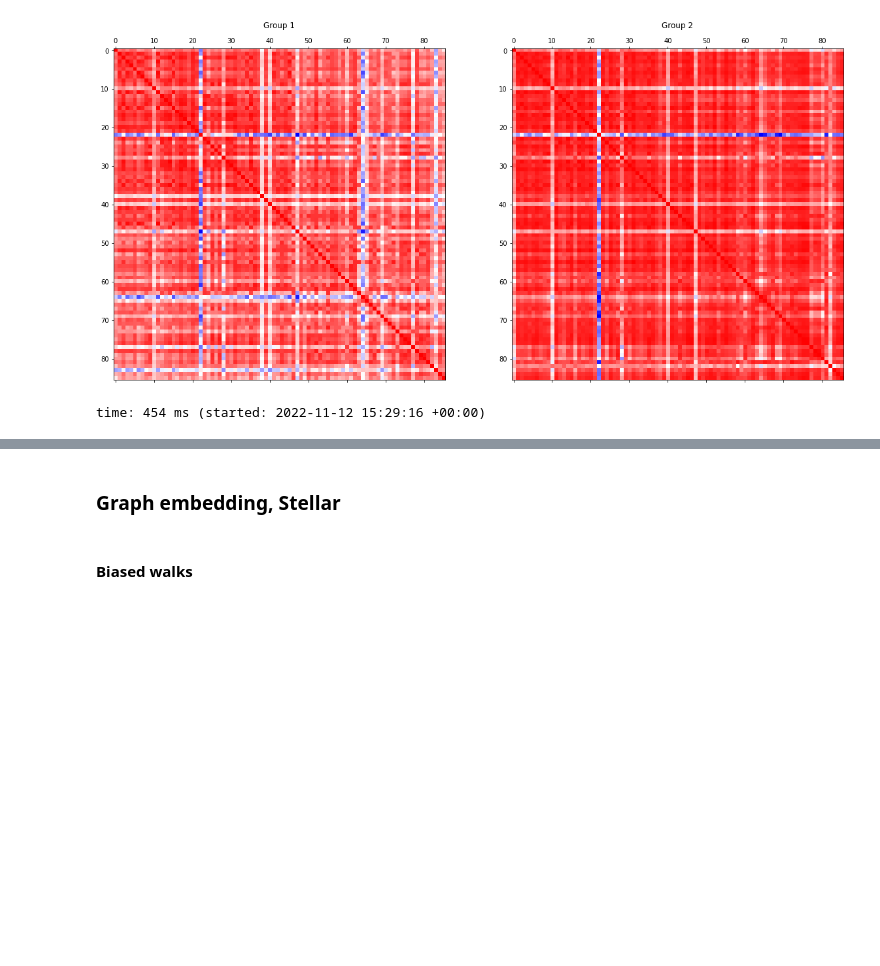
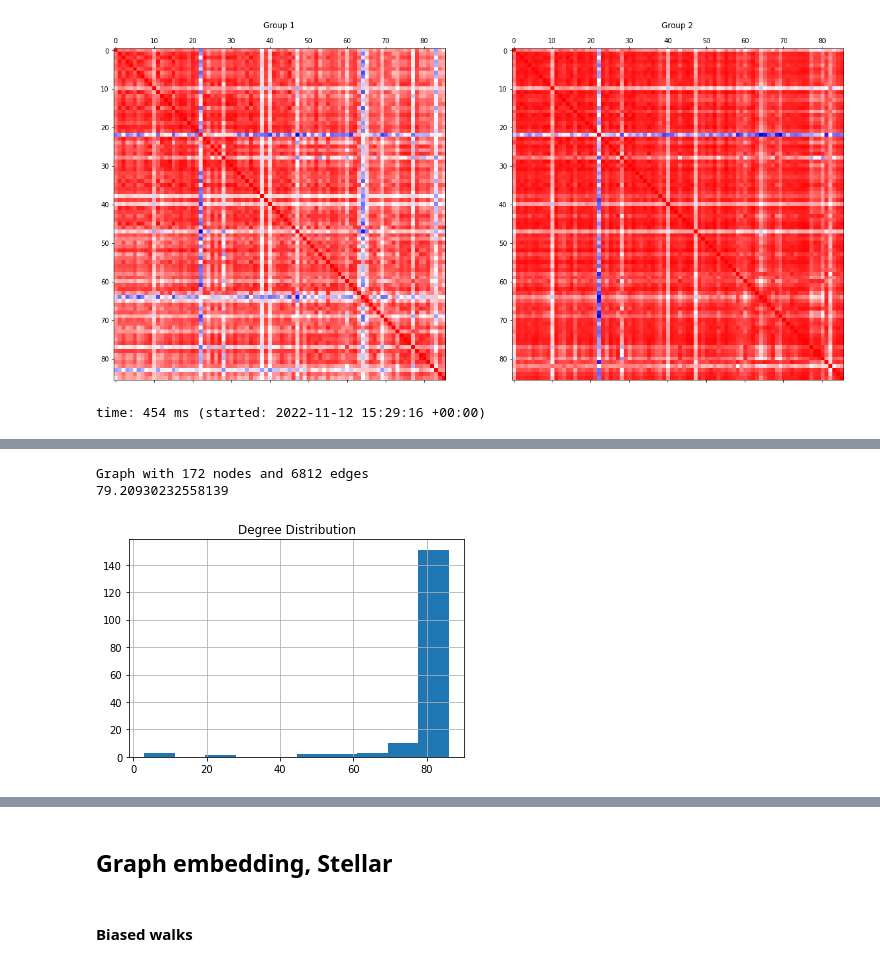
Before and after one commit to win7/GraphEmbedding_Spectrometry, a Jupyter notebook: Go_Pro_Graph_Embedding_Spectrometry_(multiple_local,_Clustering)_Direct_Indirect_(second_process_data)_(2_graph).ipynb, the cells around one changed output, grey strips where cells are left out. Saved outputs shown, nothing was run; the diff lists cells and outputs as text; code cells hidden in the pictures; blank space fills up the shorter version.

```diff
--- a/Go_Pro_Graph_Embedding_Spectrometry_(multiple_local,_Clustering)_Direct_Indirect_(second_process_data)_(2_graph).ipynb
+++ b/Go_Pro_Graph_Embedding_Spectrometry_(multiple_local,_Clustering)_Direct_Indirect_(second_process_data)_(2_graph).ipynb
@@ -1363,11 +1131,15 @@ plt.show()
 # %%
-# info_graph(G3)
+# info_graph(G)
 
-print(nx.info(G3))
-print(np.mean(list(dict(G3.degree()).values())))
+print(nx.info(G))
+print(np.mean(list(dict(G.degree()).values())))
 
 plt.clf()
-plt.hist(list(dict(G3.degree()).values()))
+plt.hist(list(dict(G.degree()).values()))
 plt.title("Degree Distribution")
 plt.grid()
 plt.show()
+# %% [output]
+Graph with 172 nodes and 6812 edges
+79.20930232558139
+[figure, added]
@@ -1386,5 +1147,5 @@ plt.show()
 # %% [markdown]
-### Graph embedding, Stellar
+## Graph embedding, Stellar
 # %% [markdown]
 #### Biased walks
 # %%
```
Also changed, not shown: parts of 79 cells of this notebook.
